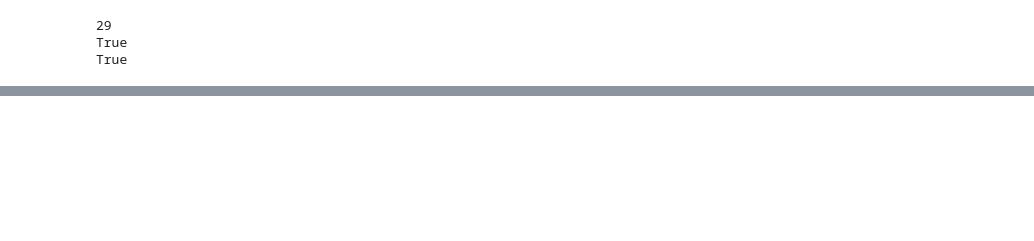
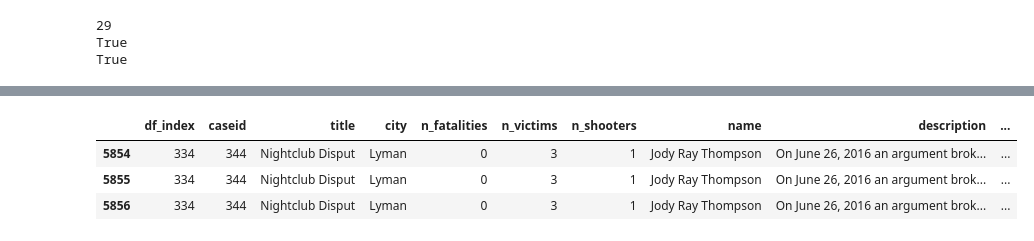
Before and after one commit to dallascard/terrorism, a Jupyter notebook: explore_articles.ipynb, the cells around one changed output, grey strips where cells are left out. Saved outputs shown, nothing was run; the diff lists cells and outputs as text; code cells hidden in the pictures; blank space fills up the shorter version.

```diff
--- a/explore_articles.ipynb
+++ b/explore_articles.ipynb
@@ -571,0 +608,7 @@ True
+# %%
+df_out.tail(n=3)
+# %% [output]
+|  | df_index | caseid | title | city | n_fatalities | n_victims | n_shooters | name | description | ... |
+| 5854 | 334 | 344 | Nightclub Disput | Lyman | 0 | 3 | 1 | Jody Ray Thompson | On June 26, 2016 an argument brok... | ... |
+| 5855 | 334 | 344 | Nightclub Disput | Lyman | 0 | 3 | 1 | Jody Ray Thompson | On June 26, 2016 an argument brok... | ... |
+| 5856 | 334 | 344 | Nightclub Disput | Lyman | 0 | 3 | 1 | Jody Ray Thompson | On June 26, 2016 an argument brok... | ... |
```
Also changed, not shown: parts of 5 cells of this notebook, 7 other files.
